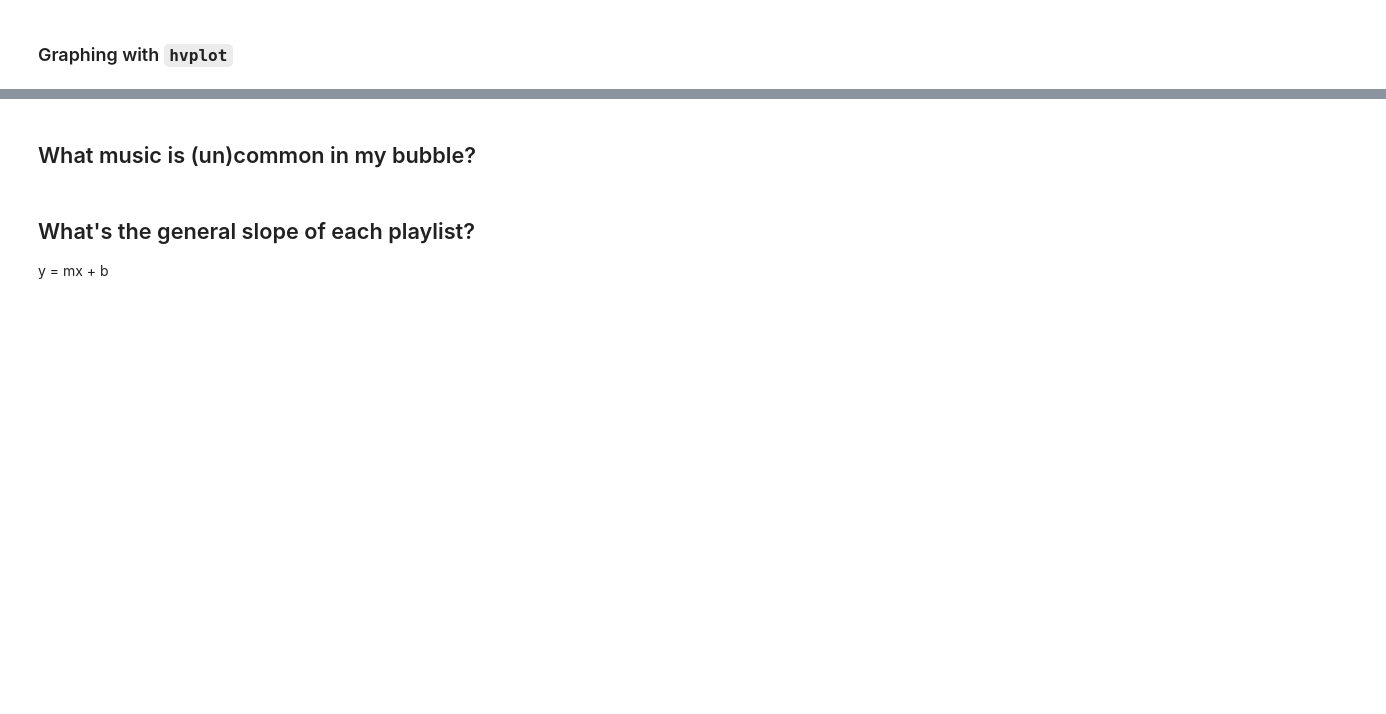
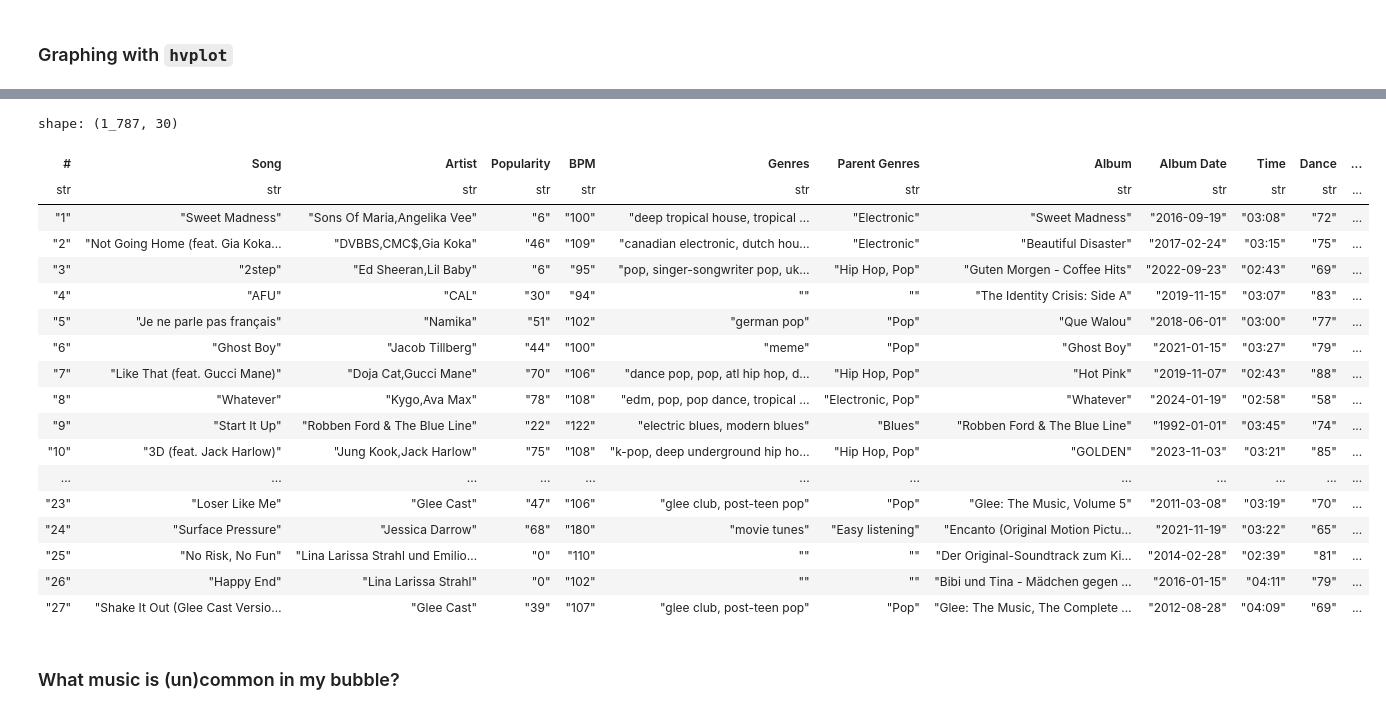
Before and after one commit to ThomasMAhern/WCS_playlist_analysis, a Jupyter notebook: notebooks/WCS_playlist_analysis.ipynb, the cells around one changed output, grey strips where cells are left out. Drawn from its saved outputs; the diff is of its cells as text; code cells hidden in the pictures; blank space fills up the shorter version.

```diff
--- a/notebooks/WCS_playlist_analysis.ipynb
+++ b/notebooks/WCS_playlist_analysis.ipynb
@@ -133,0 +96,51 @@ for i in sorted(os.listdir('Playlists/')):
+# %%
+# !pip install polars hvplot altair --upgrade
+import polars as pl
+import hvplot.polars
+import os
+import matplotlib as plt
+import altair
+
+dfs = []
+
+for _ in sorted(os.listdir('Playlists/')):
+    if '.csv' in _:
+        df_ = pl.read_csv(f'Playlists/{_}')
+        dfs.append(
+            df_
+             .pipe(adjust_bpm)
+             .with_columns(
+
+                 #correctifies the worst of Spotify's bpm attempts
+                 new_bpm = pl.when(pl.col('BPM') >= 135)
+                            .then(pl.col('BPM')/2)
+                            .when(pl.col('BPM') <= 50)
+                            .then(pl.col('BPM')*2)
+                            .otherwise(pl.col('BPM')),
+
+                 #truncates loooong song names so they don't kill graph proportions
+                 song = pl.col('Song').str.slice(0,18),
+
+                 #set the playlist name
+                 playlist = pl.lit(_),
+
+                 #where the song is positioned in the playlist
+                 song_position_in_playlist = pl.concat_str([pl.col('#'), pl.lit('/'), df_.shape[0]]),
+
+                 #where the song is positioned - beginning/middle/end
+                 apprx_song_position_in_playlist = pl.when((pl.col('#')*100 / pl.lit(df_.shape[0])) <= 33)
+                                                      .then(pl.lit('beginning'))
+                                                      .when((pl.col('#')*100 / pl.lit(df_.shape[0])) >= 34,
+                                                            (pl.col('#')*100 / pl.lit(df_.shape[0])) <= 66)
+                                                      .then(pl.lit('middle'))
+                                                      .when((pl.col('#')*100 / pl.lit(df_.shape[0])) >= 67)
+                                                      .then(pl.lit('end'))
+              )
+
+             #prevents the numbers from being summed when they shouldn't be
+             .select(pl.all().cast(pl.String))
+            )
+
+df = pl.concat(dfs)
+df
+# %% [output]
@@ -134,5 +150,21 @@ for i in sorted(os.listdir('Playlists/')):
+shape: (1_787, 30)
+| # | Song | Artist | Popularity | BPM | Genres | Parent Genres | Album | Album Date | Time | Dance | ... |
+| str | str | str | str | str | str | str | str | str | str | str | ... |
+| "1" | "Sweet Madness" | "Sons Of Maria,Angelika Vee" | "6" | "100" | "deep tropical house, tropical … | "Electronic" | "Sweet Madness" | "2016-09-19" | "03:08" | "72" | ... |
+| "2" | "Not Going Home (feat. Gia Koka… | "DVBBS,CMC$,Gia Koka" | "46" | "109" | "canadian electronic, dutch hou… | "Electronic" | "Beautiful Disaster" | "2017-02-24" | "03:15" | "75" | ... |
+| "3" | "2step" | "Ed Sheeran,Lil Baby" | "6" | "95" | "pop, singer-songwriter pop, uk… | "Hip Hop, Pop" | "Guten Morgen - Coffee Hits" | "2022-09-23" | "02:43" | "69" | ... |
+| "4" | "AFU" | "CAL" | "30" | "94" | "" | "" | "The Identity Crisis: Side A" | "2019-11-15" | "03:07" | "83" | ... |
+| "5" | "Je ne parle pas français" | "Namika" | "51" | "102" | "german pop" | "Pop" | "Que Walou" | "2018-06-01" | "03:00" | "77" | ... |
+| "6" | "Ghost Boy" | "Jacob Tillberg" | "44" | "100" | "meme" | "Pop" | "Ghost Boy" | "2021-01-15" | "03:27" | "79" | ... |
+| "7" | "Like That (feat. Gucci Mane)" | "Doja Cat,Gucci Mane" | "70" | "106" | "dance pop, pop, atl hip hop, d… | "Hip Hop, Pop" | "Hot Pink" | "2019-11-07" | "02:43" | "88" | ... |
+| "8" | "Whatever" | "Kygo,Ava Max" | "78" | "108" | "edm, pop, pop dance, tropical … | "Electronic, Pop" | "Whatever" | "2024-01-19" | "02:58" | "58" | ... |
+| "9" | "Start It Up" | "Robben Ford & The Blue Line" | "22" | "122" | "electric blues, modern blues" | "Blues" | "Robben Ford & The Blue Line" | "1992-01-01" | "03:45" | "74" | ... |
+| "10" | "3D (feat. Jack Harlow)" | "Jung Kook,Jack Harlow" | "75" | "108" | "k-pop, deep underground hip ho… | "Hip Hop, Pop" | "GOLDEN" | "2023-11-03" | "03:21" | "85" | ... |
+| ... | ... | ... | ... | ... | ... | ... | ... | ... | ... | ... | ... |
+| "23" | "Loser Like Me" | "Glee Cast" | "47" | "106" | "glee club, post-teen pop" | "Pop" | "Glee: The Music, Volume 5" | "2011-03-08" | "03:19" | "70" | ... |
+| "24" | "Surface Pressure" | "Jessica Darrow" | "68" | "180" | "movie tunes" | "Easy listening" | "Encanto (Original Motion Pictu… | "2021-11-19" | "03:22" | "65" | ... |
+| "25" | "No Risk, No Fun" | "Lina Larissa Strahl und Emilio… | "0" | "110" | "" | "" | "Der Original-Soundtrack zum Ki… | "2014-02-28" | "02:39" | "81" | ... |
+| "26" | "Happy End" | "Lina Larissa Strahl" | "0" | "102" | "" | "" | "Bibi und Tina - Mädchen gegen … | "2016-01-15" | "04:11" | "79" | ... |
+| "27" | "Shake It Out (Glee Cast Versio… | "Glee Cast" | "39" | "107" | "glee club, post-teen pop" | "Pop" | "Glee: The Music, The Complete … | "2012-08-28" | "04:09" | "69" | ... |
 # %% [markdown]
-## What music is (un)common in my bubble?
+### What music is (un)common in my bubble?
-# %% [markdown]
-## What's the general slope of each playlist?
-y = mx + b
```
Also changed, not shown: parts of 17 cells of this notebook.
